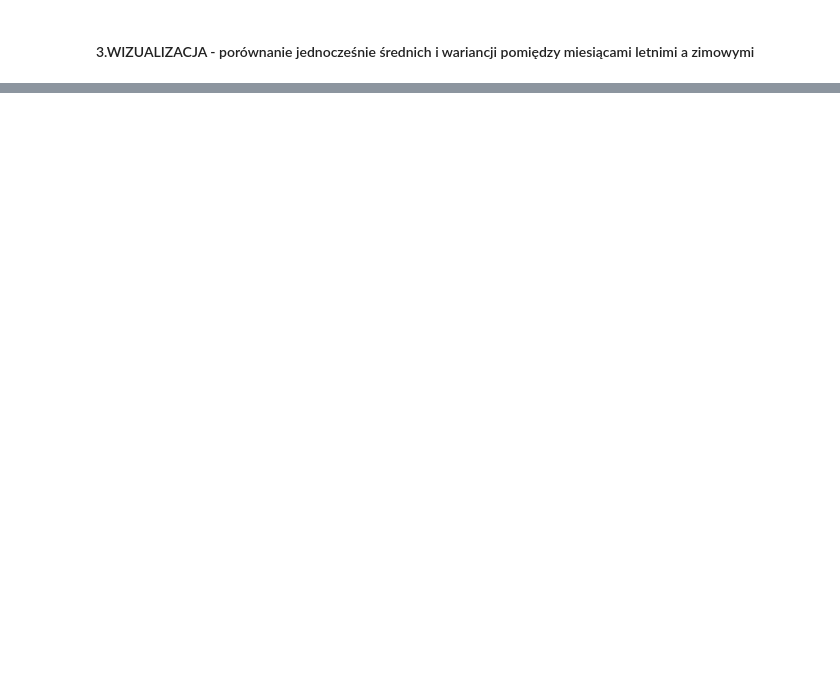
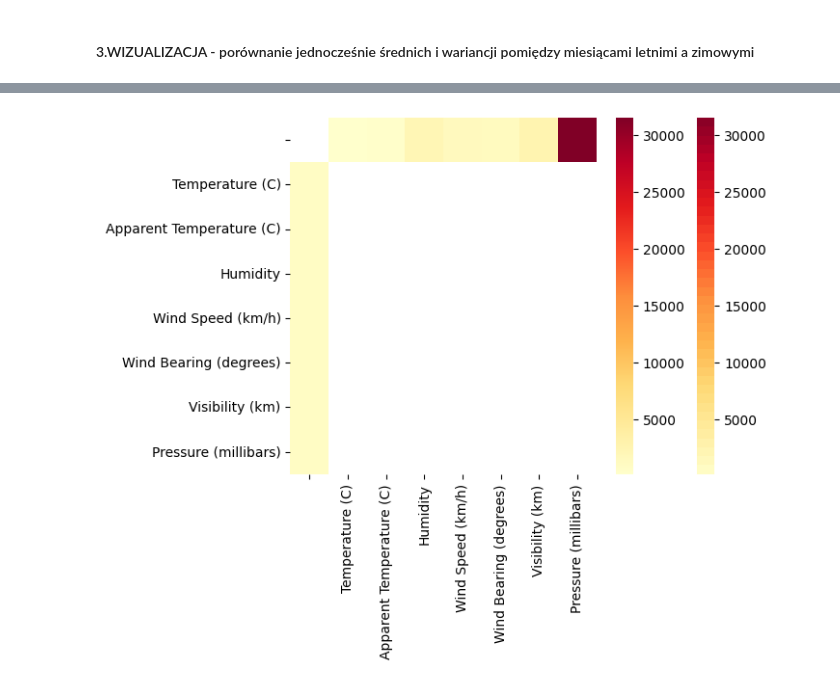
Before and after one commit to Kkilianek/ZMWD-projekt-1, a Jupyter notebook: projekt.ipynb, the cells around one changed output, grey strips where cells are left out. Cells and saved outputs as stored; diff of their text form; code cells hidden in the pictures; blank space fills up the shorter version.

```diff
--- a/projekt.ipynb
+++ b/projekt.ipynb
@@ -230,0 +276,15 @@ plt.show()
+# %%
+anderson_stat_t=[]
+anderson_critical_value_t=[]
+for column in ['Temperature (C)', 'Apparent Temperature (C)', 'Humidity', 'Wind Speed (km/h)', 'Wind Bearing (degrees)', 'Visibility (km)', 'Pressure (millibars)'] :
+    sample = data[column]
+    anderson_stat = stats.anderson(sample).statistic
+    anderson_stat_t.append(anderson_stat)
+    anderson_critical_value = stats.anderson(sample).critical_values[2]
+    anderson_critical_value_t.append(anderson_critical_value)
+    if anderson_stat > anderson_critical_value:
+        print(
+            f"Odrzucamy H0 dla kolumny {column}. Rozkład danych nie jest normalny (metoda Anderson-Darling).")
+    else:
+        print(
+            f"Nie ma podstaw do odrzucenia H0 dla kolumny {column}. Rozkład danych jest normalny (metoda Anderson-Darling).")
@@ -230,0 +299,24 @@ plt.show()
+# %%
+x = np.zeros((len(columns_to_test) + 1, len(columns_to_test) + 1))
+x[0,1:]=anderson_stat_t
+x[1:,0]=anderson_critical_value_t
+x[1:,1:]=np.nan
+x[0,0]=np.nan
+df = pd.DataFrame(x, columns=[''] + relevant_columns, index=[''] + relevant_columns)
+
+positives = sns.color_palette("YlOrRd",40)
+small_positives = plt.get_cmap('YlOrRd',6000)
+
+mask_first_column = np.zeros_like(df, dtype=bool)
+mask_first_column[0, :] = True
+
+mask_first_row = np.zeros_like(df, dtype=bool)
+mask_first_row[:, 0] = True
+
+# Plot the heatmap with masks
+sns.heatmap(data=df, mask=mask_first_column, cmap=positives, vmin=202, vmax=31504) #anderson_critical_value_t
+sns.heatmap(data=df, mask=mask_first_row, cmap=small_positives, vmin=202, vmax=31504)
+
+plt.show()
+# %% [output]
+[figure, added]
```
Also changed, not shown: parts of 17 cells of this notebook.
